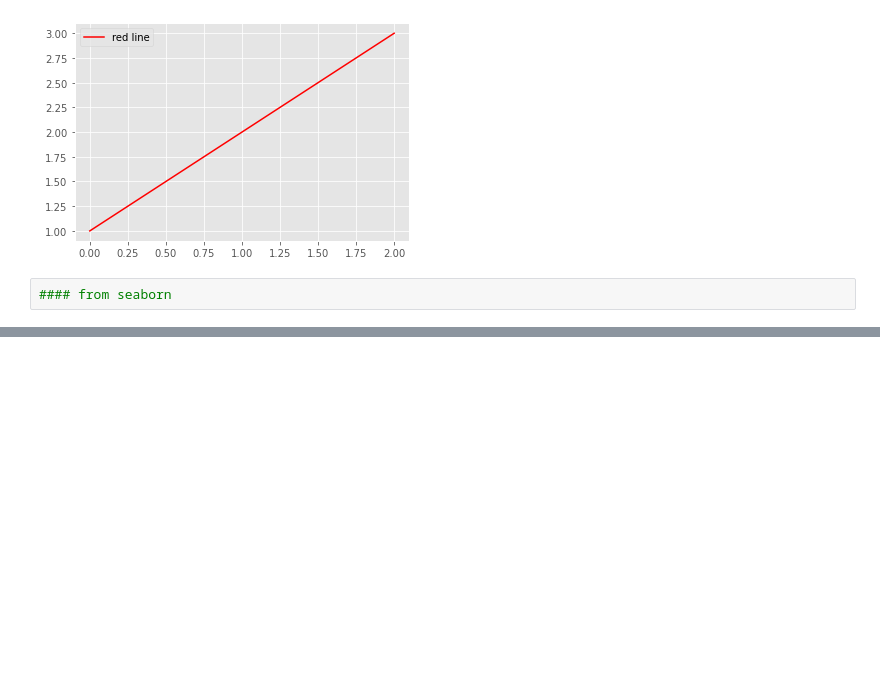
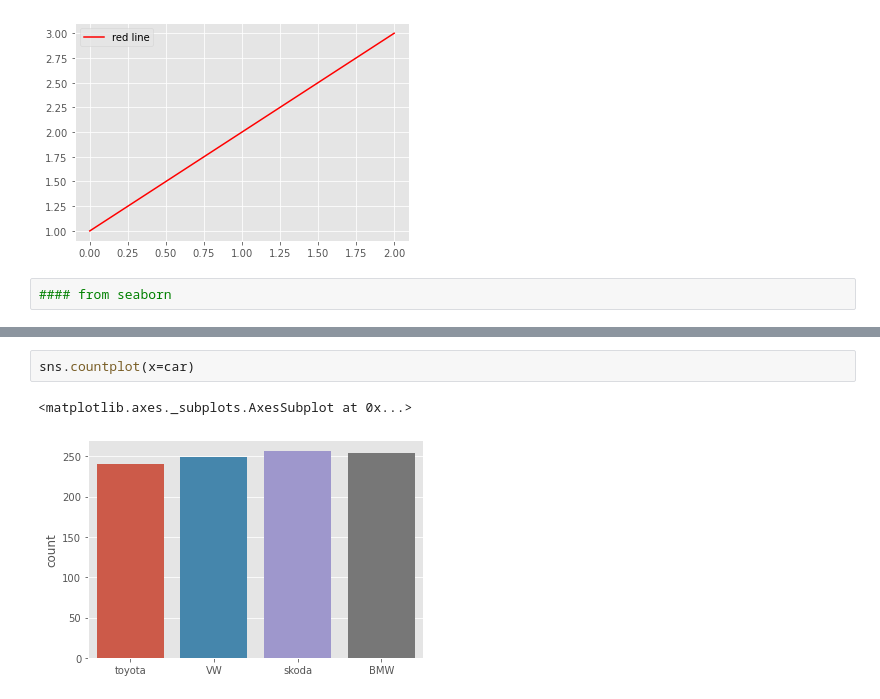
Before and after one commit to Jonathangmit/matplotlib-examples, a Jupyter notebook: exploring plots.ipynb, the cells around one changed output, grey strips where cells are left out. Saved outputs shown, nothing was run; the diff lists cells and outputs as text; blank space fills up the shorter version.

```diff
--- a/exploring plots.ipynb
+++ b/exploring plots.ipynb
@@ -37,0 +71,5 @@ TypeError: object of type 'NoneType' has no len()
+# %%
+sns.countplot(x=car)
+# %% [output]
+<matplotlib.axes._subplots.AxesSubplot at 0x...>
+[figure, added]
```
Also changed, not shown: parts of 6 cells of this notebook.
